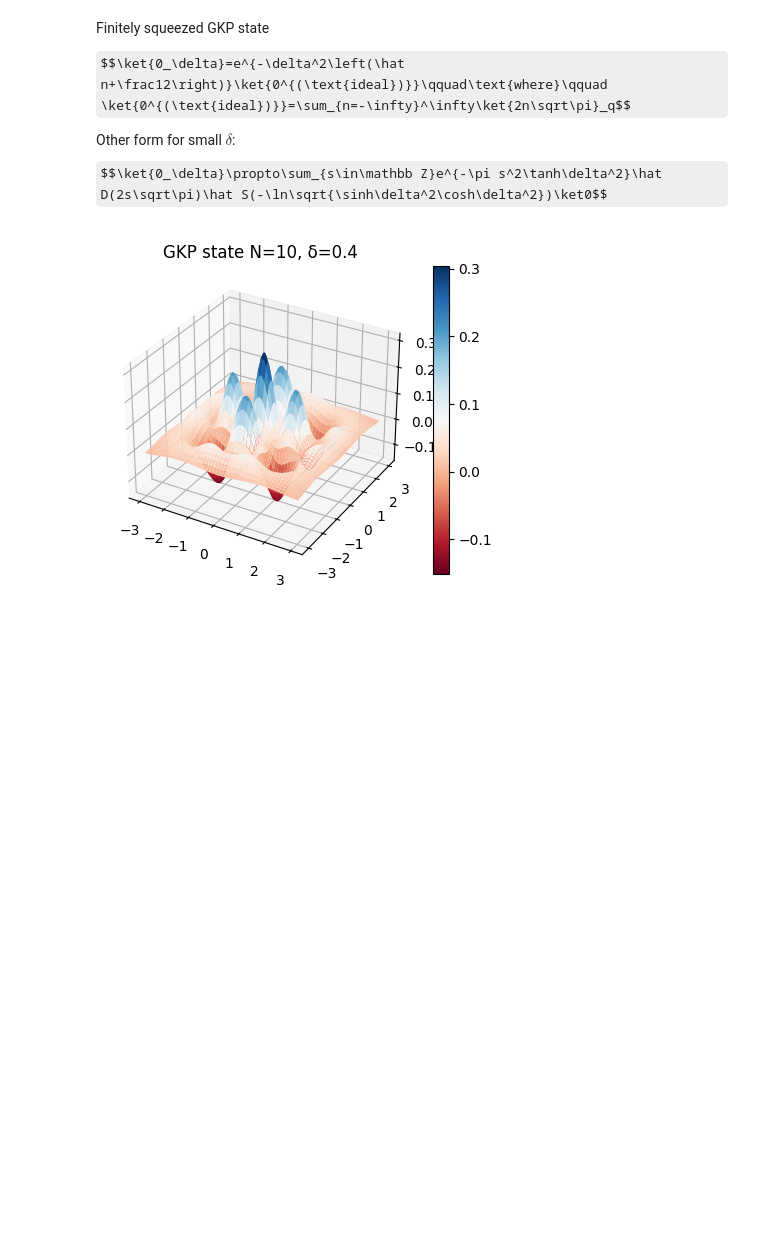
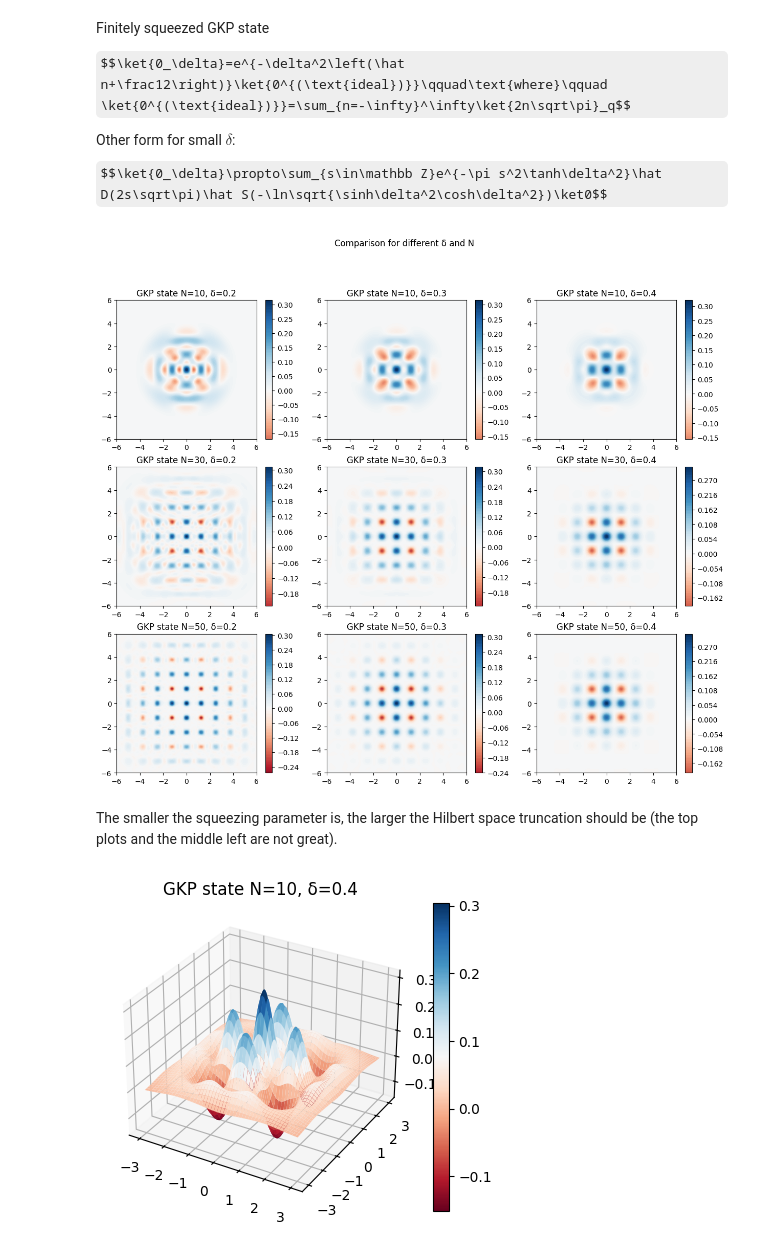
Before and after one commit to lfinocchiaro/virtual-distillation, a Jupyter notebook: virtual_distillation.ipynb, the cells around one changed output. Drawn from its saved outputs; the diff is of its cells as text; code cells hidden in the pictures; some formulas as TeX source; blank space fills up the shorter version.

```diff
--- a/virtual_distillation.ipynb
+++ b/virtual_distillation.ipynb
@@ -203,24 +212,28 @@ $$\ket{0_\delta}=e^{-\delta^2\left(\hat n+\frac12\right)}\ket{0^{(\text{ideal})}
 Other form for small $\delta$:
 $$\ket{0_\delta}\propto\sum_{s\in\mathbb Z}e^{-\pi s^2\tanh\delta^2}\hat D(2s\sqrt\pi)\hat S(-\ln\sqrt{\sinh\delta^2\cosh\delta^2})\ket0$$
 # %%
-# HIGH DIMENSIONALITY NEEDED
+# We will now plot the GKP states for various squeezing parameters and Hilbert space truncations
 N_ = 30
 bound = 6
 xvec = np.linspace(-bound,bound,200)
 yvec = np.linspace(-bound,bound,200)
 cmap='RdBu'
 
-if RUN_GKP:
+if RUN_GKP or True:
     N_list = [10, 30, 50]
     delta_list = [0.2, 0.3, 0.4]
     n_delta = len(delta_list)
     n_N = len(N_list)
     fig, axes = plt.subplots(n_N, n_delta, figsize=(5*n_delta,4*n_N))
     for (i, N_) in enumerate(N_list) :
         for (j, delta) in enumerate(delta_list):
             psi_gkp = gkp_state(delta, N_)
             plot_wigner(psi_gkp, xvec, yvec, fig, axes[i,j], cmap, f'GKP state N={N_}, δ={delta}')
 
     fig.suptitle("Comparison for different δ and N")
     plt.show()
+# %% [output]
+[figure, added]
+# %% [markdown]
+The smaller the squeezing parameter is, the larger the Hilbert space truncation should be (the top plots and the middle left are not great).
 # %%
```
Also changed, not shown: parts of 46 cells of this notebook, 3 other files.
